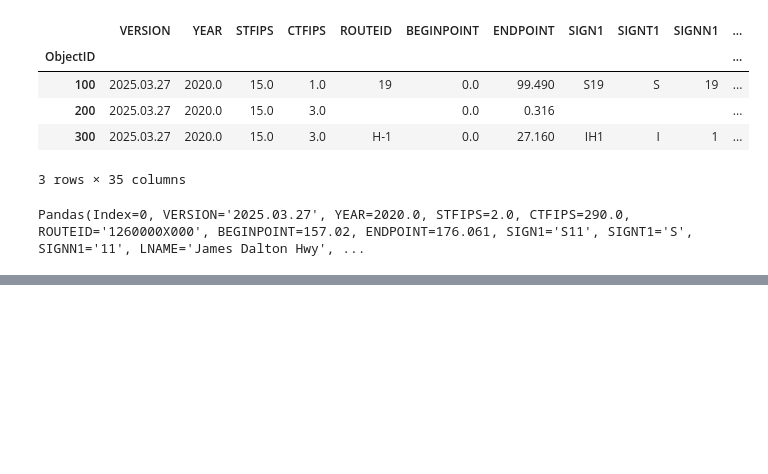
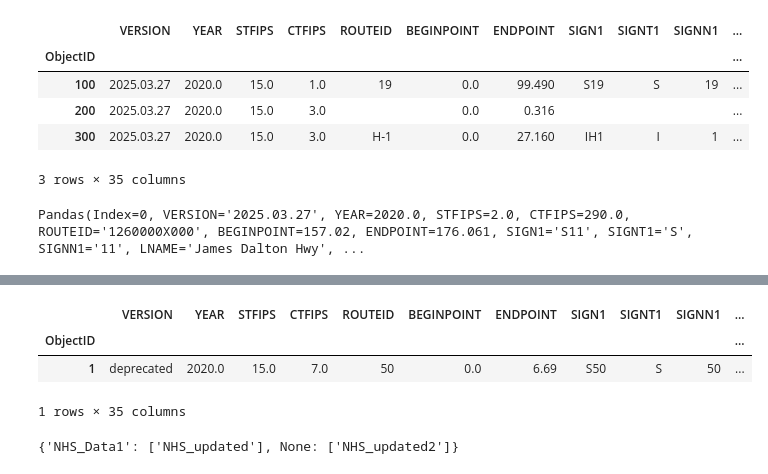
Before and after one commit to corbel-spatial/ouroboros, a Jupyter notebook: docs/notebooks/basic_usage.ipynb, the cells around one changed output, grey strips where cells are left out. Cells and saved outputs as stored; diff of their text form; code cells hidden in the pictures; blank space fills up the shorter version.

```diff
--- a/notebooks/basic_usage.ipynb
+++ b/docs/notebooks/basic_usage.ipynb
@@ -93,0 +106,19 @@ The field 'MILES' is at row index 30:
+# %%
+# Set the value of a row's column by index
+fc[(1, 0)] = 'deprecated'
+fc[1]
+# %% [output]
+|  | VERSION | YEAR | STFIPS | CTFIPS | ROUTEID | BEGINPOINT | ENDPOINT | SIGN1 | SIGNT1 | SIGNN1 | ... |
+| ObjectID |  |  |  |  |  |  |  |  |  |  | ... |
+| 1 | deprecated | 2020.0 | 15.0 | 7.0 | 50 | 0.0 | 6.69 | S50 | S | 50 | ... |
+1 rows × 35 columns
+# %%
+# Save to disk
+fc.save(gdb_path="output.gdb", fc_name="NHS_updated", feature_dataset="NHS_Data1",)
+
+fc.save(gdb_path="output.gdb", fc_name="NHS_updated2", feature_dataset=None)
+
+# Check outputs
+ob.list_datasets("output.gdb")
+# %% [output]
+{'NHS_Data1': ['NHS_updated'], None: ['NHS_updated2']}
```
Also changed, not shown: parts of 3 cells of this notebook, 15 other files.
